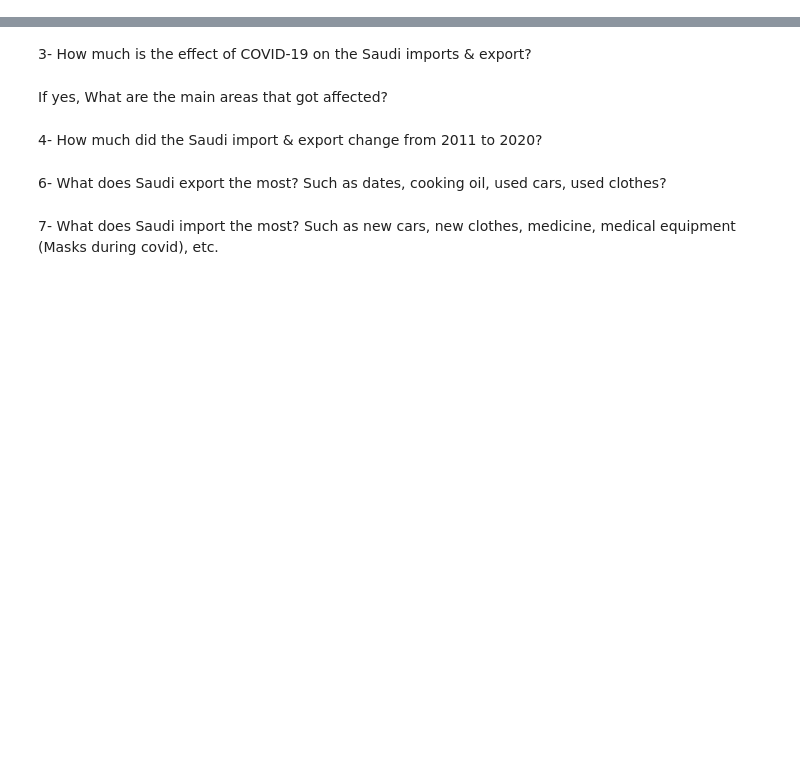
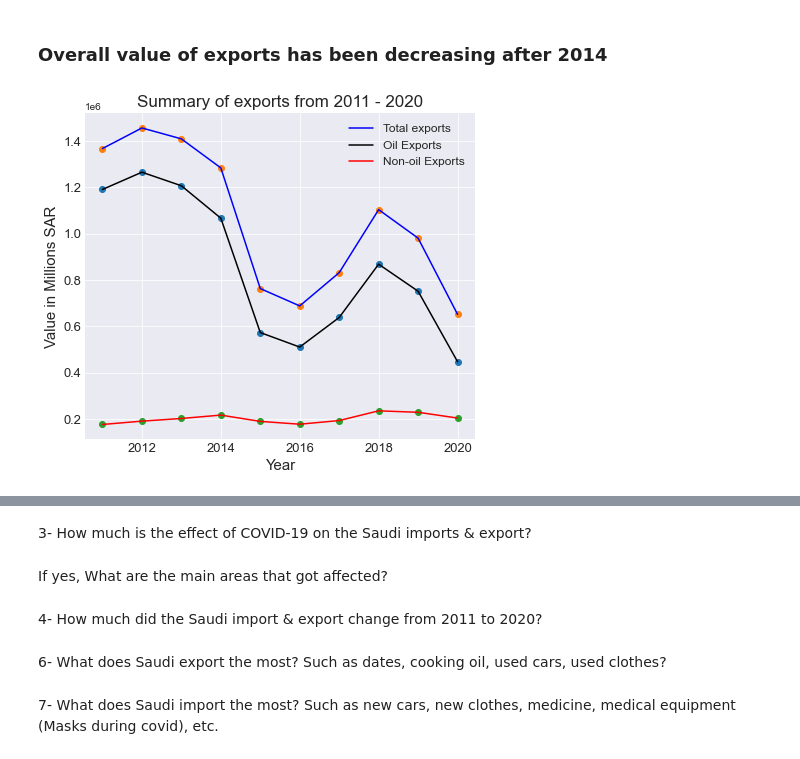
Before and after one commit to Aabusabaeen/Capstone-Project, a Jupyter notebook: Questions.ipynb, the cells around one changed output, grey strips where cells are left out. Cells and saved outputs as stored; diff of their text form; code cells hidden in the pictures; blank space fills up the shorter version.

```diff
--- a/Questions.ipynb
+++ b/Questions.ipynb
@@ -3,4 +14,6 @@
 # %%
 # sheet 1.1: non-oil exports - oil exports
+Trading_Oil_non_Oil= pd.read_csv('Cleaned_data/Trading20_1-1_clean.csv')
+Trading_Oil_non_Oil.drop('Unnamed: 0', axis=1, inplace=True)
 # also
 # Exports_commodityGroup['value in Millions'].sum() - tot_oil_ex_20['value in Millions'].sum()
@@ -6,0 +36,20 @@
+# %% [markdown]
+### Overall value of exports has been decreasing after 2014
+# %%
+plt.style.use('seaborn-darkgrid')
+plt.figure(figsize = [7,6])
+plt.scatter(Trading_Oil_non_Oil['Year'], Trading_Oil_non_Oil['Oil Exports Value(Millions SAR)'])
+plt.scatter(Trading_Oil_non_Oil['Year'], Trading_Oil_non_Oil['Total exports'])
+plt.scatter(Trading_Oil_non_Oil['Year'], Trading_Oil_non_Oil['Non-oil Exports Value(millions SAR)'])
+plt.plot(Trading_Oil_non_Oil[['Year']], Trading_Oil_non_Oil[['Total exports']], c='blue', label='Total exports')
+plt.plot(Trading_Oil_non_Oil[['Year']], Trading_Oil_non_Oil[['Oil Exports Value(Millions SAR)']], c='black', label='Oil Exports')
+plt.plot(Trading_Oil_non_Oil[['Year']], Trading_Oil_non_Oil[['Non-oil Exports Value(millions SAR)']], c='red', label='Non-oil Exports')
+plt.xlabel('Year',fontsize= 15)
+plt.xticks(fontsize= 13)
+plt.yticks(fontsize= 13)
+plt.ylabel('Value in Millions SAR', fontsize= 15)
+plt.legend(fontsize= 12)
+plt.title("Summary of exports from 2011 - 2020",fontsize= 17 )
+plt.show()
+# %% [output]
+[figure, added]
```
Also changed, not shown: parts of 20 cells of this notebook, 1 other file.
